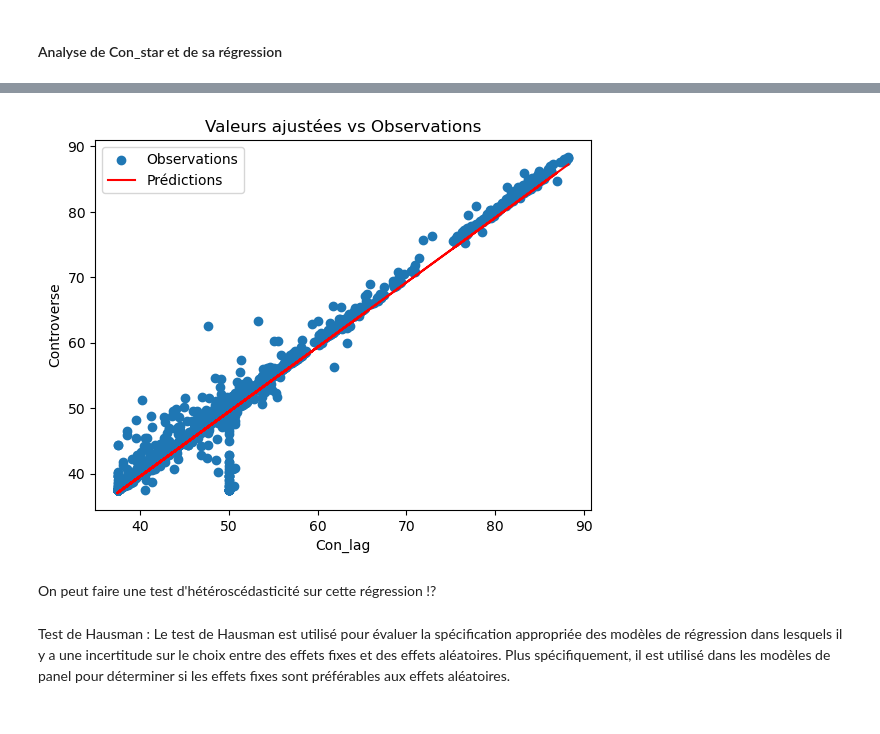
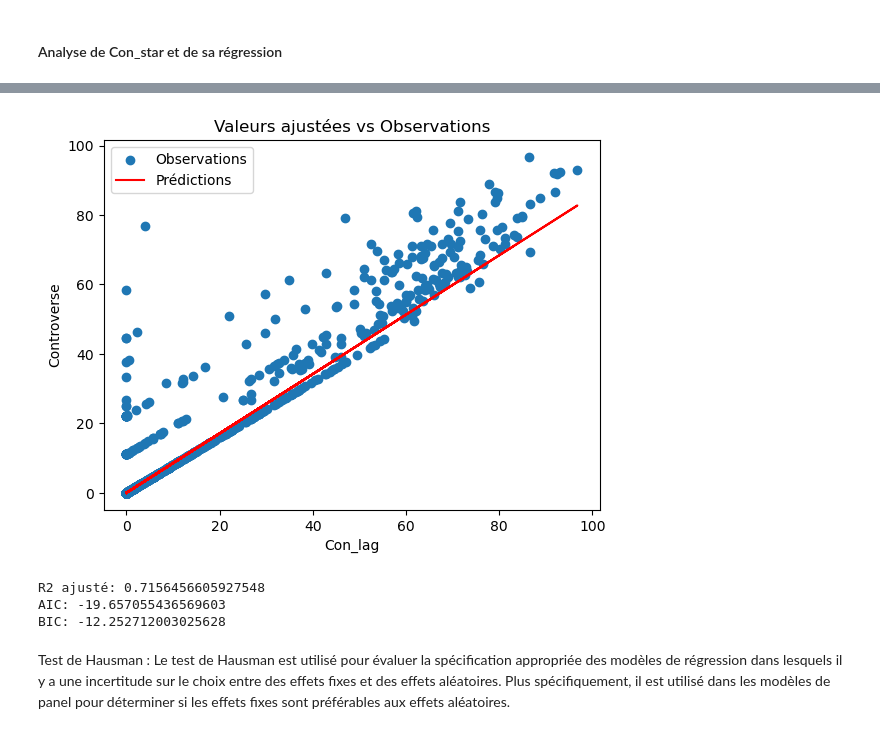
Before and after one commit to tgarnier067/Stat_app, a Jupyter notebook: Econométrie.ipynb, the cells around one changed output, grey strips where cells are left out. Cells and saved outputs as stored; diff of their text form; code cells hidden in the pictures.

```diff
--- a/Econométrie.ipynb
+++ b/Econométrie.ipynb
@@ -71,7 +72,6 @@ df = pd.read_pickle('data_pannels.pkl')
 # Convertir la colonne 'Date' en type datetime
 df['Date'] = pd.to_datetime(df['Date'])
 
-df['Controverse'] = df['Controverse'].str.replace(',', '.').astype(float)
 df['ESG'] = df['ESG'].str.replace(',', '.').astype(float)
 
 
@@ -98,16 +98,14 @@ df
 12212 rows × 6 columns
 # %%
-from linearmodels.panel import PanelOLS
-
 # Première étape: Régression de Con sur Con_lag avec effets fixes
-first_stage = PanelOLS(dependent=df['Controverse'],
+first_stage_fix = PanelOLS(dependent=df['Controverse'],
                        exog=df[['Con_lag']],
                        entity_effects=True,
                        time_effects=True)
-res_first_stage = first_stage.fit()
+res_first_stage_fix = first_stage_fix.fit()
 
 # Ajouter les valeurs ajustées à df
-df['Con_star'] = res_first_stage.fitted_values
+df['Con_star_fix'] = res_first_stage_fix.fitted_values
 
 df
 # %% [output]
@@ -173,17 +171,35 @@ Name: Con_star, Length: 12212, dtype: float64
 # %%
-import matplotlib.pyplot as plt
-
 plt.scatter(df['Con_lag'], df['Controverse'], label='Observations')
-plt.plot(df['Con_lag'], df['Con_star'], color='red', label='Prédictions')
+plt.plot(df['Con_lag'], df['Con_star_fix'], color='red', label='Prédictions')
 plt.xlabel('Con_lag')
 plt.ylabel('Controverse')
 plt.legend()
 plt.title('Valeurs ajustées vs Observations')
 plt.show()
 # %% [output]
-[figure, old version]
+[figure, new version]
-# %% [markdown]
-On peut faire une test d'hétéroscédasticité sur cette régression !?
+# %%
+# Calcul des critères R2 ajustés, AIC et BIC à la main
+
+# Calcul du R2 ajusté
+n = res_first_stage_fix.nobs
+k = res_first_stage_fix.df_model
+r2 = res_first_stage_fix.rsquared
+r2_adjusted_fix = 1 - ((1 - r2) * (n - 1) / (n - k - 1))
+
+num_params_fix = res_first_stage_fix.params.shape[0]
+nobs_fix = res_first_stage_fix.nobs
+resid_ss_fix = np.sum(res_first_stage_fix.resids ** 2)
+aic_fix = 2 * num_params_fix - 2 * np.log(resid_ss_fix)
+bic_fix = np.log(nobs_fix) * num_params_fix - 2 * np.log(resid_ss_fix)
+
+print("R2 ajusté:", r2_adjusted_fix)
+print("AIC:", aic_fix)
+print("BIC:", bic_fix)
+# %% [output]
+R2 ajusté: 0.7156456605927548
+AIC: -19.657055436569603
+BIC: -12.252712003025628
 # %% [markdown]
 Test de Hausman : Le test de Hausman est utilisé pour évaluer la spécification appropriée des modèles de régression dans lesquels il y a une incertitude sur le choix entre des effets fixes et des effets aléatoires. Plus spécifiquement, il est utilisé dans les modèles de panel pour déterminer si les effets fixes sont préférables aux effets aléatoires.
 # %%
```
Also changed, not shown: parts of 47 cells of this notebook, 2 other files.
